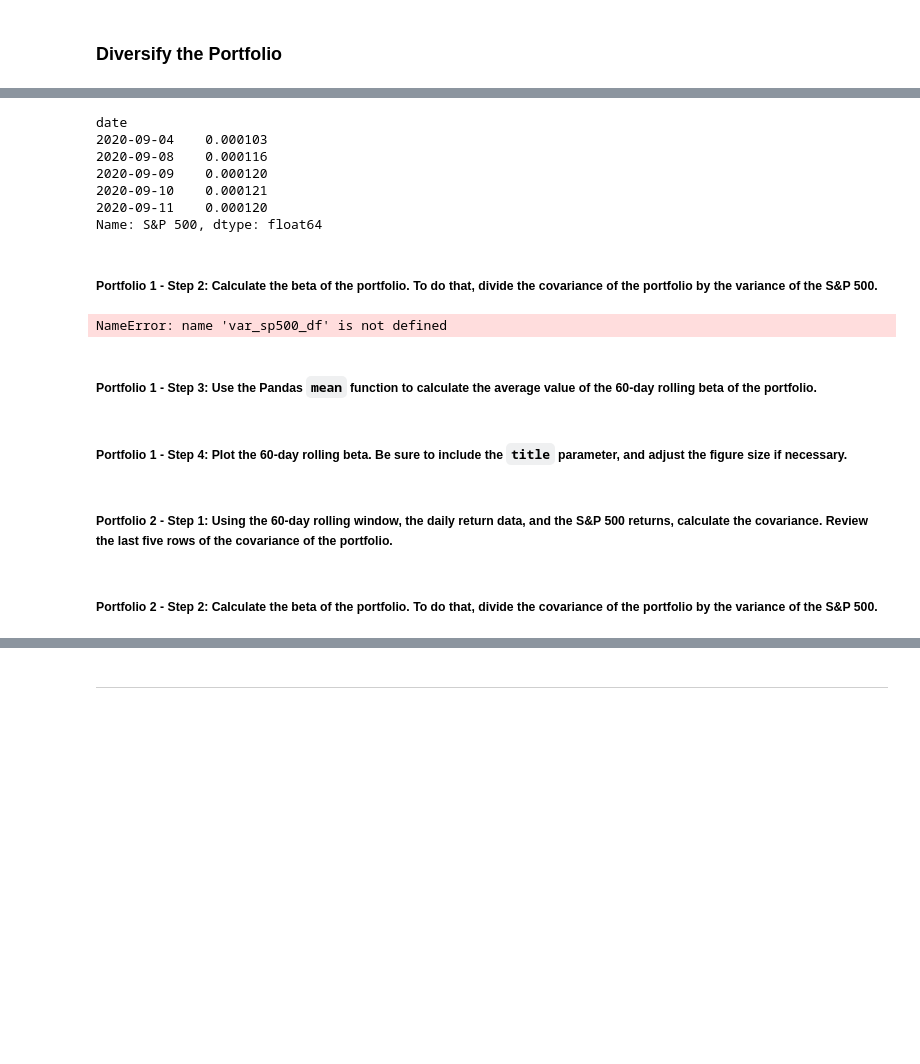
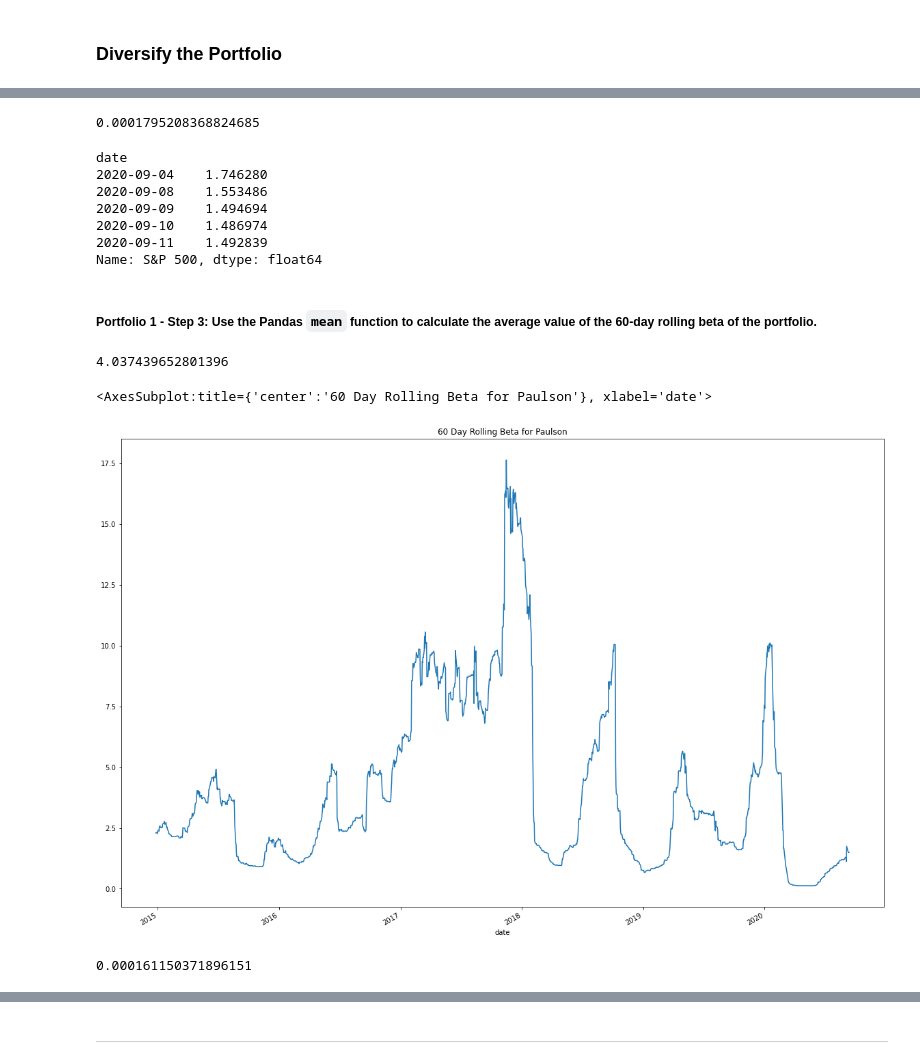
Before and after one commit to jgrichardson/quantitative-analysis, a Jupyter notebook: risk_return_analysis.ipynb, the cells around one changed output, grey strips where cells are left out. Saved outputs shown, nothing was run; the diff lists cells and outputs as text; code cells hidden in the pictures; blank space fills up the shorter version.

Commit message:
complete risk analysis and diversify the portfolio

```diff
--- a/risk_return_analysis.ipynb
+++ b/risk_return_analysis.ipynb
@@ -340,8 +248,10 @@ sharp_ratio_df.plot(title="Sharp Ratios of 4 Portfolios and S&P 500",figsize=(20
 # %%
 # Calculate the variance of the S&P 500 using a rolling 60-day window.
 
-var_sp500_df = daily_returns_df["S&P 500"].rolling(window=60).var()
+sp500_daily_returns = whale_navs_df["S&P 500"].pct_change().dropna()
 
-.tail()
+sp500_variance = sp500_daily_returns.rolling(window=60).var()
+
+sp500_variance
 # %% [output]
 date
@@ -366,47 +270,60 @@ Name: S&P 500, dtype: float64
 # %%
-# Calculate the covariance using a 60-day rolling window
+# Calculate the covariance using a 60-day rolling window of the Paulson portfolio
 # Review the last five rows of the covariance data
 
-cov_sp500_df = daily_returns_df["S&P 500"].rolling(window=60).cov()
+paulson_daily_returns = whale_navs_df["PAULSON & CO.INC."].pct_change().dropna()
 
+paulson_variance = paulson_daily_returns.var()
 
-cov_sp500_df.tail()
+paulson_covariance = paulson_daily_returns.rolling(window=60).var().cov(whale_navs_df["S&P 500"])
+
+paulson_covariance
 # %% [output]
-date
-2020-09-04    0.000103
-2020-09-08    0.000116
-2020-09-09    0.000120
-2020-09-10    0.000121
-2020-09-11    0.000120
-Name: S&P 500, dtype: float64
+0.0001795208368824685
-# %% [markdown]
-##### Portfolio 1 - Step 2: Calculate the beta of the portfolio. To do that, divide the covariance of the portfolio by the variance of the S&P 500.
 # %%
-# Calculate the beta based on the 60-day rolling covariance compared to the market (S&P 500)
+# Calculate the beta of the Paulson portfolio based on the 60-day rolling covariance compared to the market (S&P 500)
 # Review the last five rows of the beta information
 
-beta_sp500_df = cov_sp500_df / var_sp500_df
+paulson_beta = (paulson_daily_returns.rolling(window=60).var().cov(whale_navs_df["S&P 500"])) / sp500_variance
 
-beta_sp500_df.tail()
+paulson_beta.tail()
 # %% [output]
-NameError: name 'var_sp500_df' is not defined
+date
+2020-09-04    1.746280
+2020-09-08    1.553486
+2020-09-09    1.494694
+2020-09-10    1.486974
+2020-09-11    1.492839
+Name: S&P 500, dtype: float64
 # %% [markdown]
 ##### Portfolio 1 - Step 3: Use the Pandas `mean` function to calculate the average value of the 60-day rolling beta of the portfolio.
 # %%
 # Calculate the average of the 60-day rolling beta
-# YOUR CODE HERE
+
+paulson_beta_average = paulson_beta.mean()
+
+paulson_beta_average
+# %% [output]
+4.037439652801396
-# %% [markdown]
-##### Portfolio 1 - Step 4: Plot the 60-day rolling beta. Be sure to include the `title` parameter, and adjust the figure size if necessary.
 # %%
-# Plot the rolling beta
+# Plot the rolling beta of the Paulson portfolio
 # Include a title parameter and adjust the figure size
-# YOUR CODE HERE
+
+paulson_beta.plot(title="60 Day Rolling Beta for Paulson", figsize=(20,14))
+# %% [output]
+<AxesSubplot:title={'center':'60 Day Rolling Beta for Paulson'}, xlabel='date'>
+[figure, added]
-# %% [markdown]
-##### Portfolio 2 - Step 1: Using the 60-day rolling window, the daily return data, and the S&P 500 returns, calculate the covariance. Review the last five rows of the covariance of the portfolio.
 # %%
-# Calculate the covariance using a 60-day rolling window
+# Calculate the covariance using a 60-day rolling window of the Berkshire portfolio
 # Review the last five rows of the covariance data
-# YOUR CODE HERE
+
+berkshire_daily_returns = whale_navs_df["BERKSHIRE HATHAWAY INC"].pct_change().dropna()
+
+berkshire_variance = berkshire_daily_returns.var()
+
+berkshire_covariance = berkshire_daily_returns.rolling(window=60).var().cov(whale_navs_df["S&P 500"])
+
+berkshire_covariance
+# %% [output]
+0.000161150371896151
-# %% [markdown]
-##### Portfolio 2 - Step 2: Calculate the beta of the portfolio. To do that, divide the covariance of the portfolio by the variance of the S&P 500.
 # %%
```
Also changed, not shown: parts of 14 cells of this notebook.
